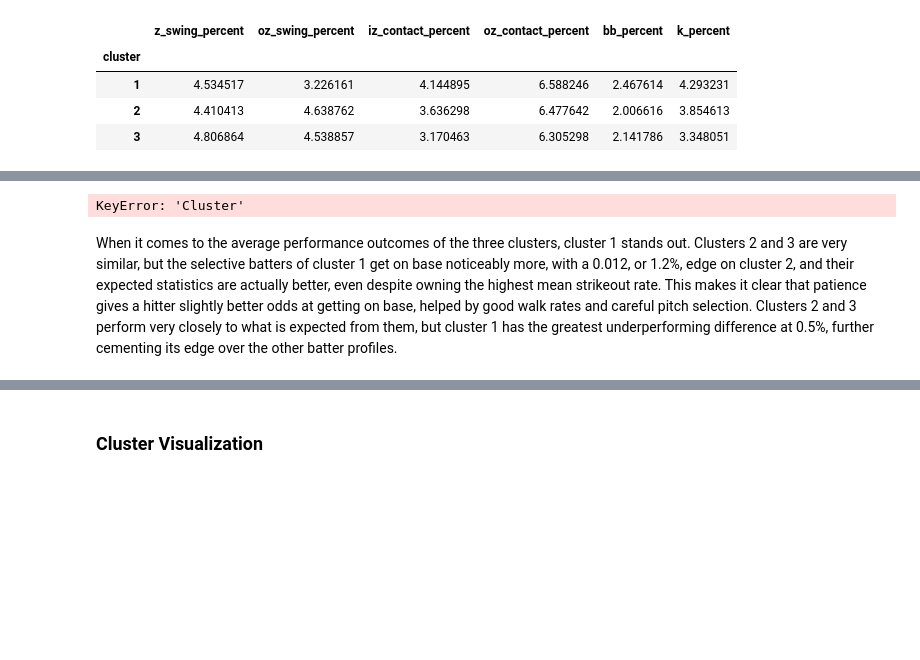
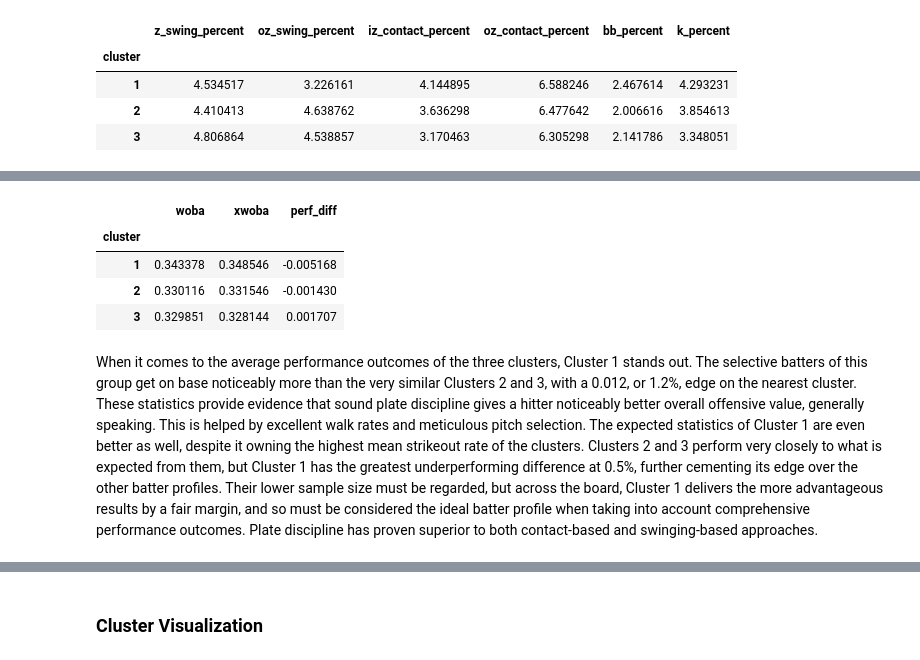
Before and after one commit to Chris83848/MLB-Data-Mining, a Jupyter notebook: notebooks/EDA.ipynb, the cells around one changed output, grey strips where cells are left out. Cells and saved outputs as stored; diff of their text form; code cells hidden in the pictures; blank space fills up the shorter version.

Commit message:
Cluster Characterization section finalized for peer review

```diff
--- a/notebooks/EDA.ipynb
+++ b/notebooks/EDA.ipynb
@@ -597,7 +600,12 @@ df.groupby("cluster")[clustering_features].std()
 # %%
+# Show means of performance metrics in each cluster
 outcome_features = ["woba", "xwoba", "perf_diff"]
-df.groupby("Cluster")[outcome_features].mean()
+df.groupby("cluster")[outcome_features].mean()
 # %% [output]
-KeyError: 'Cluster'
+|  | woba | xwoba | perf_diff |
+| cluster |  |  |  |
+| 1 | 0.343378 | 0.348546 | -0.005168 |
+| 2 | 0.330116 | 0.331546 | -0.001430 |
+| 3 | 0.329851 | 0.328144 | 0.001707 |
 # %% [markdown]
-When it comes to the average performance outcomes of the three clusters, cluster 1 stands out. Clusters 2 and 3 are very similar, but the selective batters of cluster 1 get on base noticeably more, with a 0.012, or 1.2%, edge on cluster 2, and their expected statistics are actually better, even despite owning the highest mean strikeout rate. This makes it clear that patience gives a hitter slightly better odds at getting on base, helped by good walk rates and careful pitch selection. Clusters 2 and 3 perform very closely to what is expected from them, but cluster 1 has the greatest underperforming difference at 0.5%, further cementing its edge over the other batter profiles.
+When it comes to the average performance outcomes of the three clusters, Cluster 1 stands out. The selective batters of this group get on base noticeably more than the very similar Clusters 2 and 3, with a 0.012, or 1.2%, edge on the nearest cluster. These statistics provide evidence that sound plate discipline gives a hitter noticeably better overall offensive value, generally speaking. This is helped by excellent walk rates and meticulous pitch selection. The expected statistics of Cluster 1 are even better as well, despite it owning the highest mean strikeout rate of the clusters. Clusters 2 and 3 perform very closely to what is expected from them, but Cluster 1 has the greatest underperforming difference at 0.5%, further cementing its edge over the other batter profiles. Their lower sample size must be regarded, but across the board, Cluster 1 delivers the more advantageous results by a fair margin, and so must be considered the ideal batter profile when taking into account comprehensive performance outcomes. Plate discipline has proven superior to both contact-based and swinging-based approaches.
```
Also changed, not shown: parts of 5 cells of this notebook.
